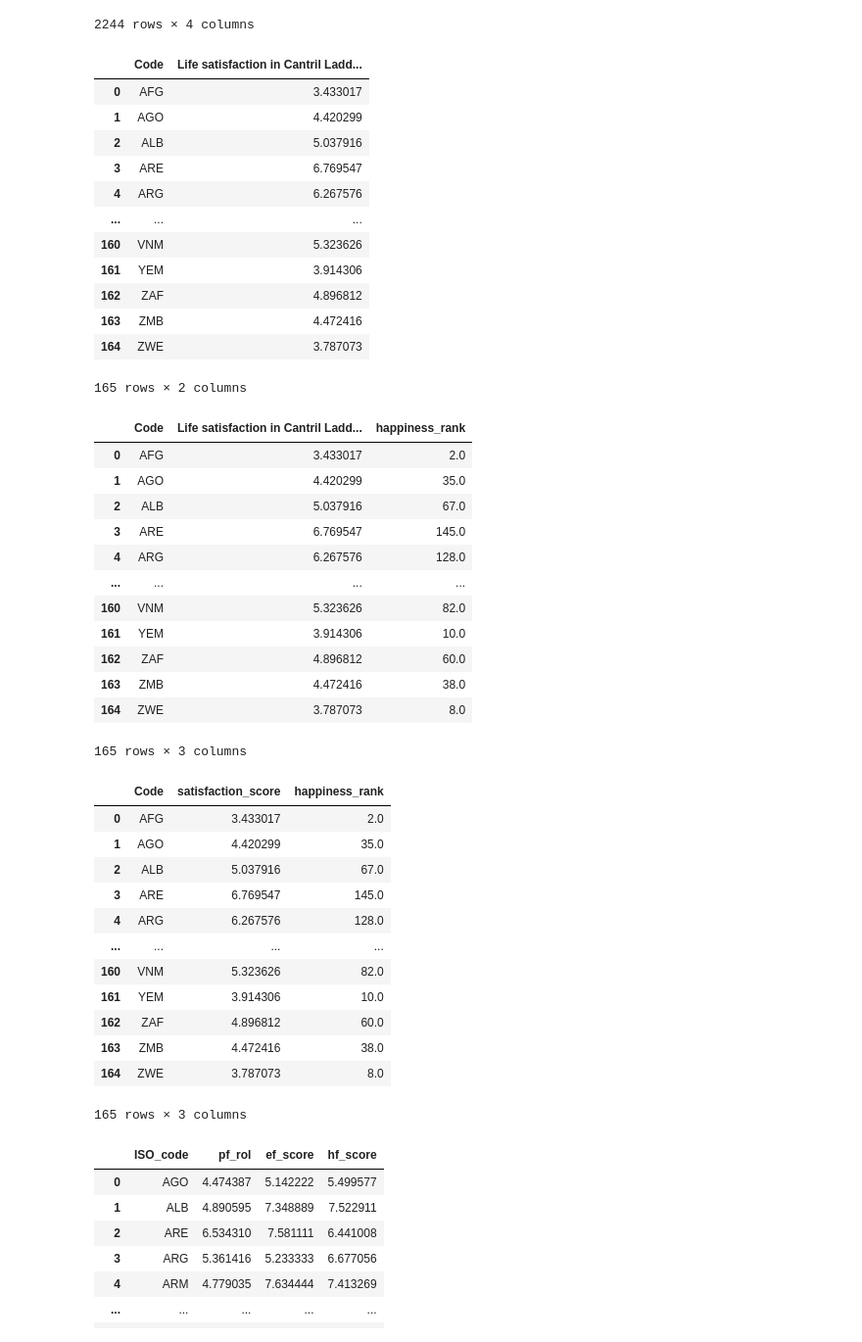
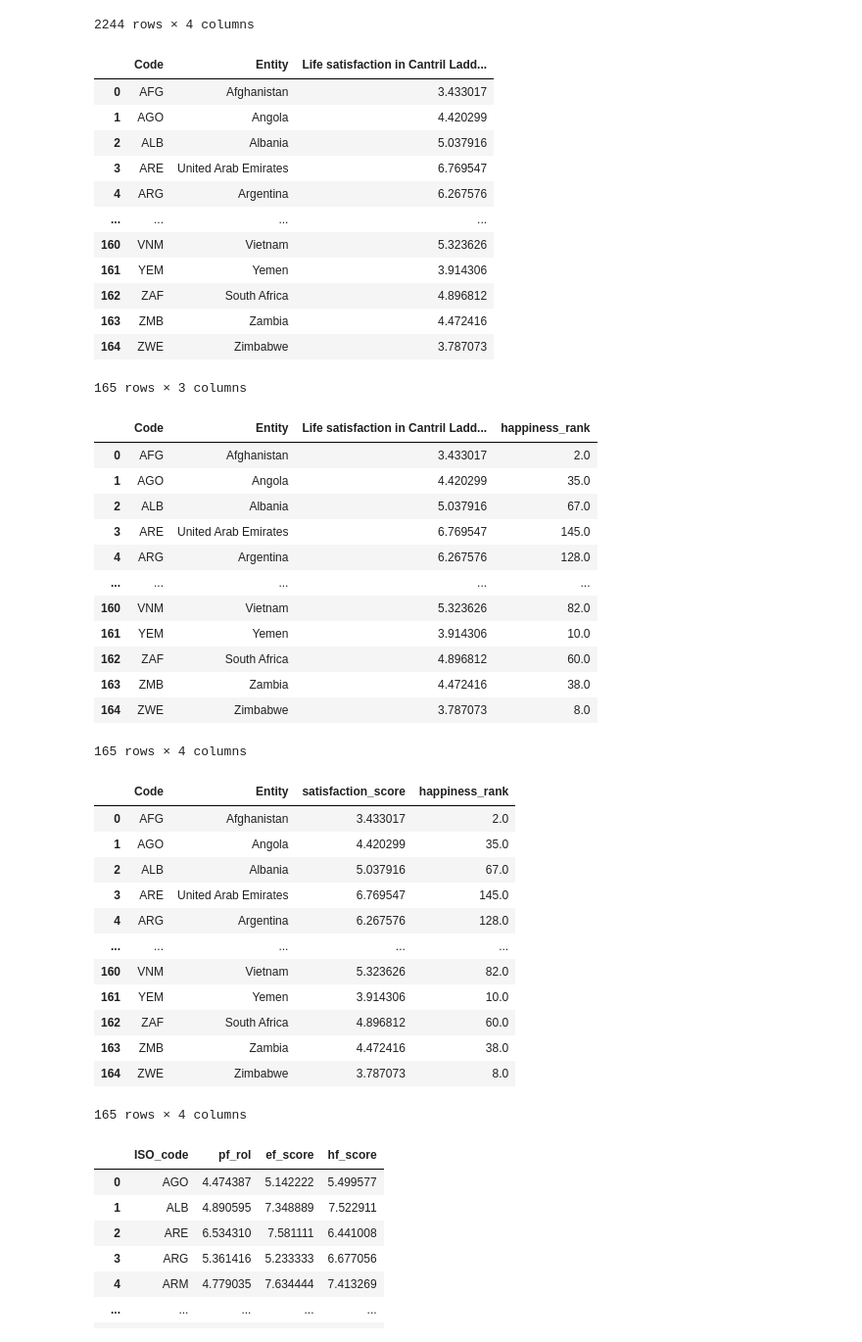
Before and after one commit to josephrodini/Free-And-Happy, a Jupyter notebook: ETL/Free-Happy-Cleaning.ipynb, the cells around one changed output. Shown at 98% size. Drawn from its saved outputs; the diff is of its cells as text; code cells hidden in the pictures.

```diff
--- a/ETL/Free-Happy-Cleaning.ipynb
+++ b/ETL/Free-Happy-Cleaning.ipynb
@@ -22,56 +22,56 @@ Happy_df
 | 2243 | Zimbabwe | ZWE | 2020 | 2.995100 |
 2244 rows × 4 columns
 # %%
-Happy_means_df = Happy_df.groupby('Code')['Life satisfaction in Cantril Ladder (World Happiness Report 2022)'].mean().reset_index()
+Happy_means_df = Happy_df.groupby(['Code', 'Entity'])['Life satisfaction in Cantril Ladder (World Happiness Report 2022)'].mean().reset_index()
 Happy_means_df
 # %% [output]
-|  | Code | Life satisfaction in Cantril Ladd... |
-| 0 | AFG | 3.433017 |
-| 1 | AGO | 4.420299 |
-| 2 | ALB | 5.037916 |
-| 3 | ARE | 6.769547 |
-| 4 | ARG | 6.267576 |
-| ... | ... | ... |
-| 160 | VNM | 5.323626 |
-| 161 | YEM | 3.914306 |
-| 162 | ZAF | 4.896812 |
-| 163 | ZMB | 4.472416 |
-| 164 | ZWE | 3.787073 |
+|  | Code | Entity | Life satisfaction in Cantril Ladd... |
+| 0 | AFG | Afghanistan | 3.433017 |
+| 1 | AGO | Angola | 4.420299 |
+| 2 | ALB | Albania | 5.037916 |
+| 3 | ARE | United Arab Emirates | 6.769547 |
+| 4 | ARG | Argentina | 6.267576 |
+| ... | ... | ... | ... |
+| 160 | VNM | Vietnam | 5.323626 |
+| 161 | YEM | Yemen | 3.914306 |
+| 162 | ZAF | South Africa | 4.896812 |
+| 163 | ZMB | Zambia | 4.472416 |
+| 164 | ZWE | Zimbabwe | 3.787073 |
-165 rows × 2 columns
+165 rows × 3 columns
 # %%
 Happy_means_df['happiness_rank'] = Happy_means_df['Life satisfaction in Cantril Ladder (World Happiness Report 2022)'].rank()
 Happy_means_df
 # %% [output]
-|  | Code | Life satisfaction in Cantril Ladd... | happiness_rank |
-| 0 | AFG | 3.433017 | 2.0 |
-| 1 | AGO | 4.420299 | 35.0 |
-| 2 | ALB | 5.037916 | 67.0 |
-| 3 | ARE | 6.769547 | 145.0 |
-| 4 | ARG | 6.267576 | 128.0 |
-| ... | ... | ... | ... |
-| 160 | VNM | 5.323626 | 82.0 |
-| 161 | YEM | 3.914306 | 10.0 |
-| 162 | ZAF | 4.896812 | 60.0 |
-| 163 | ZMB | 4.472416 | 38.0 |
-| 164 | ZWE | 3.787073 | 8.0 |
+|  | Code | Entity | Life satisfaction in Cantril Ladd... | happiness_rank |
+| 0 | AFG | Afghanistan | 3.433017 | 2.0 |
+| 1 | AGO | Angola | 4.420299 | 35.0 |
+| 2 | ALB | Albania | 5.037916 | 67.0 |
+| 3 | ARE | United Arab Emirates | 6.769547 | 145.0 |
+| 4 | ARG | Argentina | 6.267576 | 128.0 |
+| ... | ... | ... | ... | ... |
+| 160 | VNM | Vietnam | 5.323626 | 82.0 |
+| 161 | YEM | Yemen | 3.914306 | 10.0 |
+| 162 | ZAF | South Africa | 4.896812 | 60.0 |
+| 163 | ZMB | Zambia | 4.472416 | 38.0 |
+| 164 | ZWE | Zimbabwe | 3.787073 | 8.0 |
-165 rows × 3 columns
+165 rows × 4 columns
 # %%
 Happy_means_df.rename(columns={'Life satisfaction in Cantril Ladder (World Happiness Report 2022)': 'satisfaction_score'}, inplace=True)
 Happy_means_df
 # %% [output]
-|  | Code | satisfaction_score | happiness_rank |
-| 0 | AFG | 3.433017 | 2.0 |
-| 1 | AGO | 4.420299 | 35.0 |
-| 2 | ALB | 5.037916 | 67.0 |
-| 3 | ARE | 6.769547 | 145.0 |
-| 4 | ARG | 6.267576 | 128.0 |
-| ... | ... | ... | ... |
-| 160 | VNM | 5.323626 | 82.0 |
-| 161 | YEM | 3.914306 | 10.0 |
-| 162 | ZAF | 4.896812 | 60.0 |
-| 163 | ZMB | 4.472416 | 38.0 |
-| 164 | ZWE | 3.787073 | 8.0 |
+|  | Code | Entity | satisfaction_score | happiness_rank |
+| 0 | AFG | Afghanistan | 3.433017 | 2.0 |
+| 1 | AGO | Angola | 4.420299 | 35.0 |
+| 2 | ALB | Albania | 5.037916 | 67.0 |
+| 3 | ARE | United Arab Emirates | 6.769547 | 145.0 |
+| 4 | ARG | Argentina | 6.267576 | 128.0 |
+| ... | ... | ... | ... | ... |
+| 160 | VNM | Vietnam | 5.323626 | 82.0 |
+| 161 | YEM | Yemen | 3.914306 | 10.0 |
+| 162 | ZAF | South Africa | 4.896812 | 60.0 |
+| 163 | ZMB | Zambia | 4.472416 | 38.0 |
+| 164 | ZWE | Zimbabwe | 3.787073 | 8.0 |
-165 rows × 3 columns
+165 rows × 4 columns
 # %%
 Free_means_df = Free_df.groupby('ISO_code')['pf_rol','ef_score','hf_score'].mean().reset_index()
 Free_means_df
```
